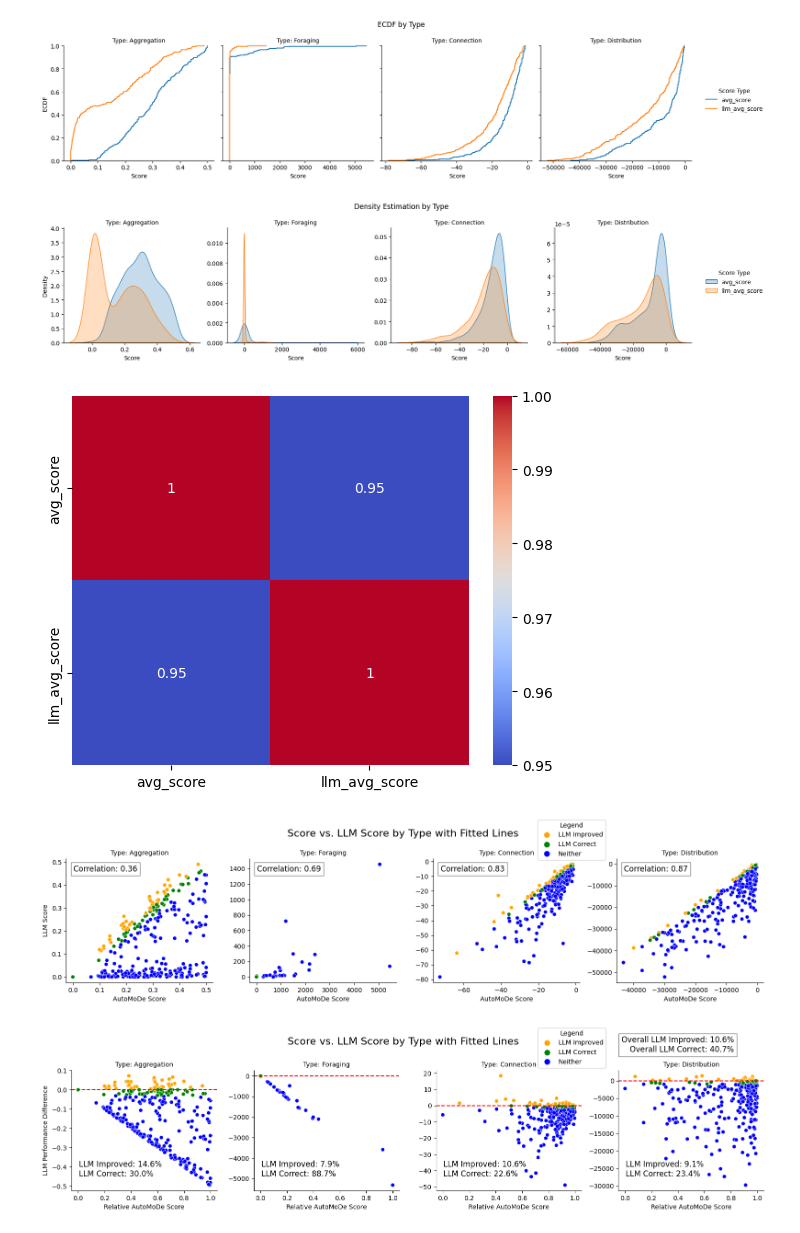
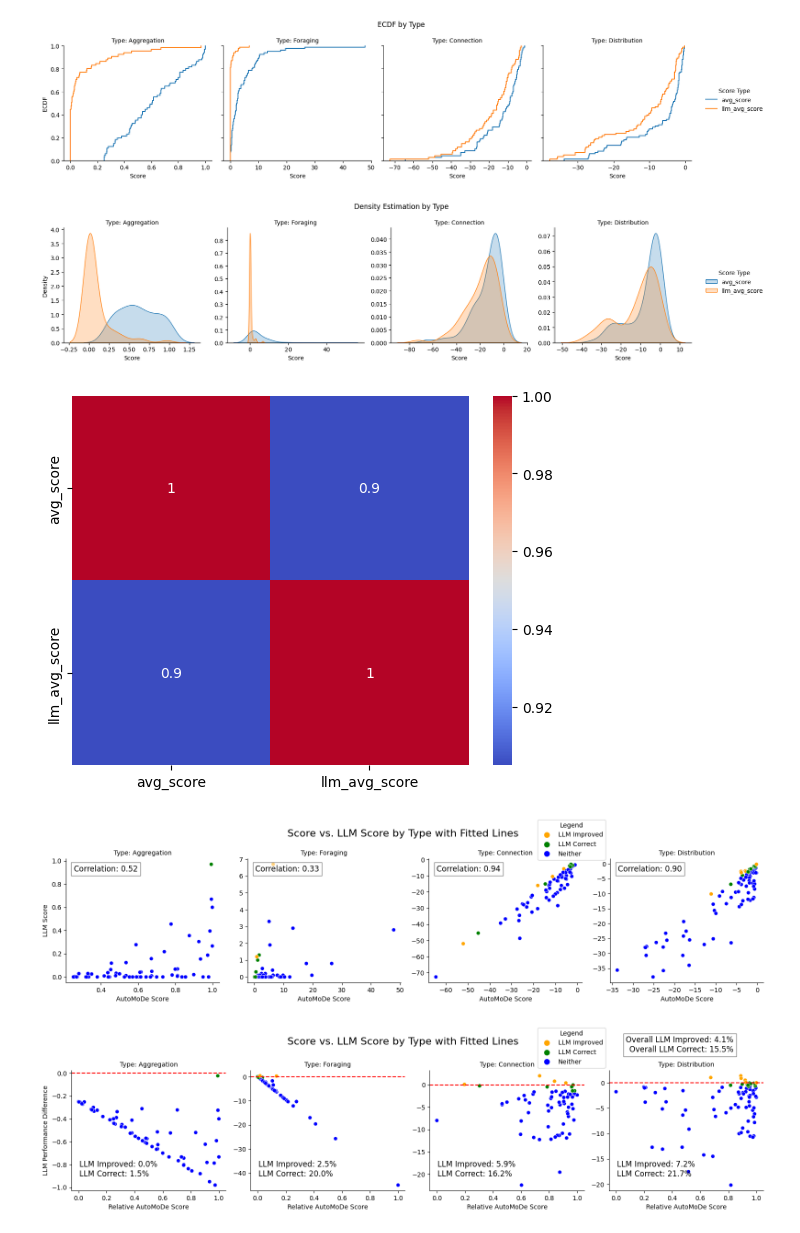
Before and after one commit to julianjandeleit/thesis_llm_collective_behavior_generation, a Jupyter notebook: analysis_notebooks/llm_comparative_analysis.ipynb, the cells around one changed output. Drawn from its saved outputs; the diff is of its cells as text; code cells hidden in the pictures.

```diff
--- a/analysis_notebooks/llm_comparative_analysis.ipynb
+++ b/analysis_notebooks/llm_comparative_analysis.ipynb
@@ -9,7 +9,7 @@ import random
 random.seed(42)
 np.random.seed(42)
 # %%
-with open("../ressources/llm_evaluated_concat_s14n600_s15n600_train_2024-12-12_16.pickle", "rb") as file:
+with open("../ressources/llm_evaluated_s14_n300_24-12-17.pickle", "rb") as file:
 #with open("testdata.pkl", "rb") as file:
     original_df = pickle.load(file)
 # %%
@@ -36,28 +36,28 @@ df_cleaned = df_cleaned[~df_cleaned.isin([np.inf, -np.inf]).any(axis=1)]
 # %%
 import seaborn as sns
 import matplotlib.pyplot as plt
 import pandas as pd
 import numpy as np
 
 
 # Melt the DataFrame to long format for seaborn
 df_melted = df_cleaned.melt(id_vars=['type'], value_vars=['avg_score', 'llm_avg_score'],
                              var_name='Score Type', value_name='Score')
 
 # Create a FacetGrid with ECDF plots
 g = sns.FacetGrid(df_melted, col='type', hue='Score Type', height=4, aspect=1, sharex=False)
 g.map_dataframe(sns.ecdfplot, x='Score', stat='proportion')
 g.set_titles(col_template='Type: {col_name}')
 g.set_axis_labels('Score', 'ECDF')
 # Add a legend
-g.add_legend(title='Score Type')
+g.add_legend(title='Score T12_16ype')
 
 # Show the plot
 g.figure.suptitle('ECDF by Type')
 g.tight_layout()
 plt.show()
 # %% [output]
-[figure, old version]
+[figure, new version]
 # %%
 df_melted = df_cleaned.melt(id_vars=['type'], value_vars=['avg_score', 'llm_avg_score'],
                              var_name='Score Type', value_name='Score')
@@ -77,14 +77,14 @@ g.figure.suptitle('Density Estimation by Type')
 g.tight_layout()
 plt.show()
 # %% [output]
-[figure, old version]
+[figure, new version]
 # %%
 corrmat = df_cleaned[["avg_score","llm_avg_score"]].corr(method="spearman")
 
 sns.heatmap(corrmat, annot=True, cmap='coolwarm')
 plt.show()
 # %% [output]
-[figure, old version]
+[figure, new version]
 # %%
 df = df_cleaned
 type_order = list(df["type"].unique())
@@ -132,7 +132,7 @@ g.tight_layout()
 g.fig.subplots_adjust(top=0.82)  # Adjust the title to fit
 plt.show()
 # %% [output]
-[figure, old version]
+[figure, new version]
 # %%
 # Calculate the mean ratios for llm_better and llm_correct
 ratios = df.groupby('type').agg(
@@ -197,7 +197,7 @@ g.tight_layout()
 g.fig.subplots_adjust(top=0.8)  # Adjust the title to fit
 plt.show()
 # %% [output]
-[figure, old version]
+[figure, new version]
 # %%
 df[df["rel_avg_score"] >= 0.95].iloc[5][["type","avg_score", "llm_avg_score","score_diff", "llm_better", "llm_correct"]]
 # %% [output]
```
Also changed, not shown: parts of 2 cells of this notebook, 3 other files.
